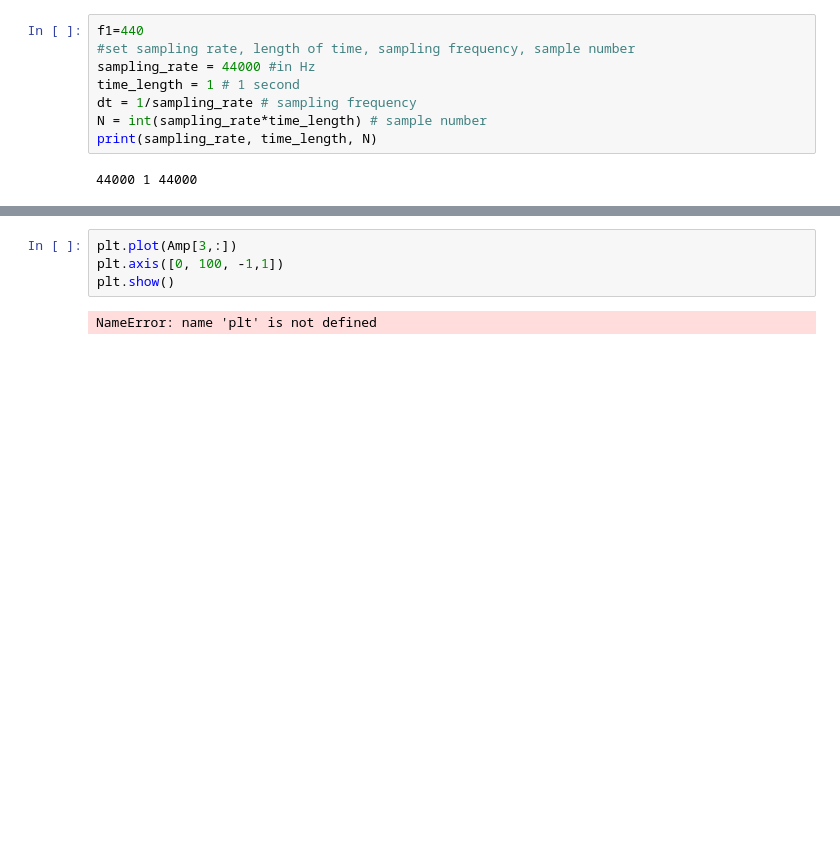
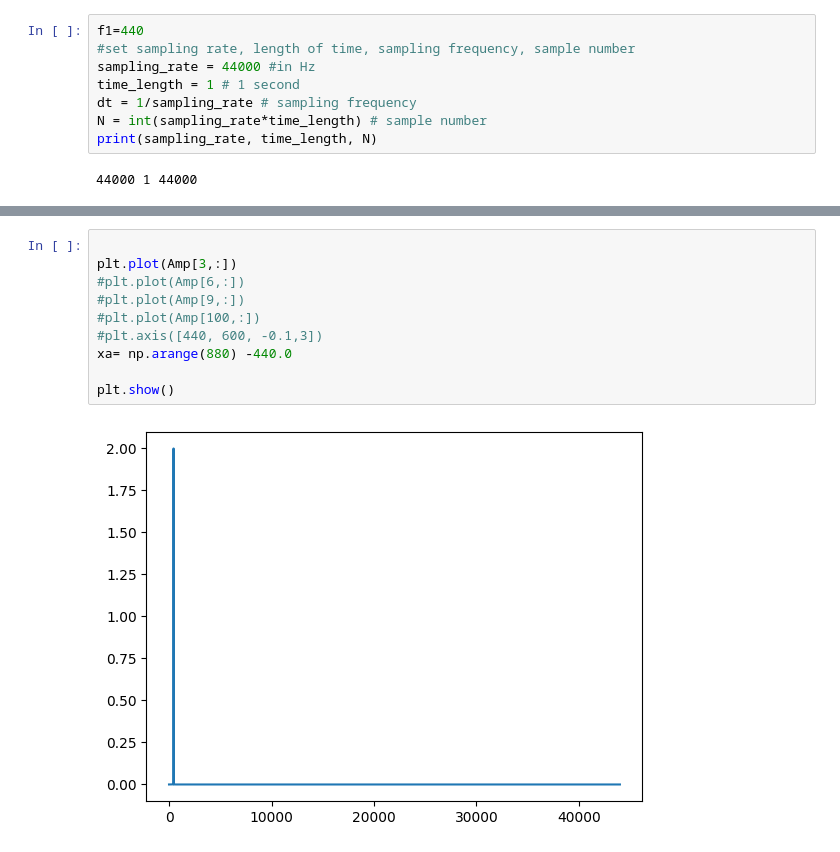
Before and after one commit to F-Isoda/test, a Jupyter notebook: cross_ambiguity_test.ipynb, the cells around one changed output, grey strips where cells are left out. Drawn from its saved outputs; the diff is of its cells as text; blank space fills up the shorter version.

```diff
--- a/cross_ambiguity_test.ipynb
+++ b/cross_ambiguity_test.ipynb
@@ -48,6 +64,12 @@ NameError: name 'Amp' is not defined
-# %%
-plt.plot(Amp[3,:])
-plt.axis([0, 100, -1,1])
-plt.show()
-# %% [output]
-NameError: name 'plt' is not defined
+# %%
+
+plt.plot(Amp[3,:])
+#plt.plot(Amp[6,:])
+#plt.plot(Amp[9,:])
+#plt.plot(Amp[100,:])
+#plt.axis([440, 600, -0.1,3])
+xa= np.arange(880) -440.0
+
+plt.show()
+# %% [output]
+[figure, added]
```
Also changed, not shown: parts of 4 cells of this notebook.
